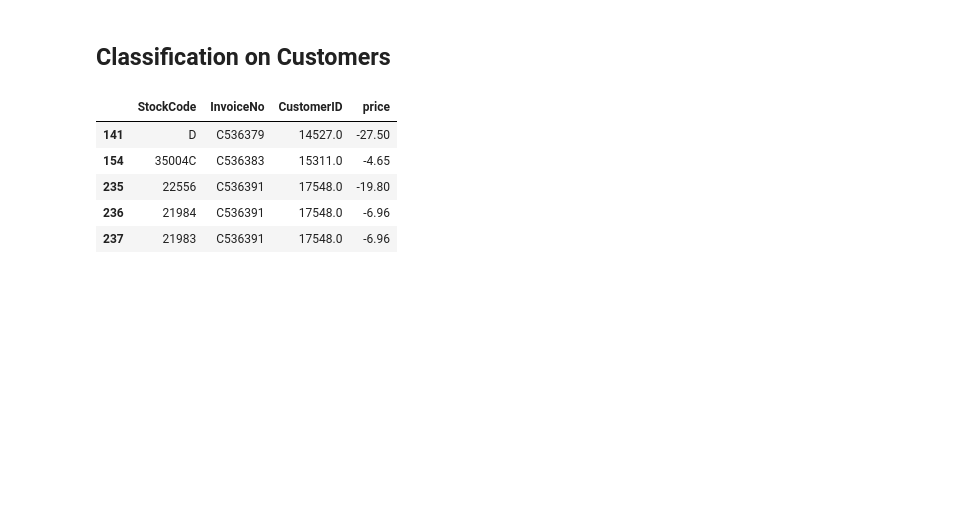
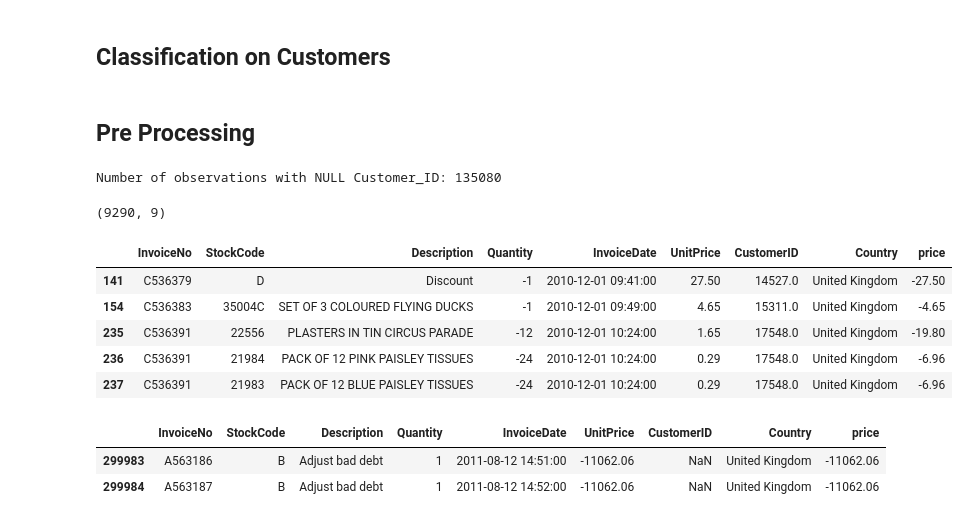
Before and after one commit to shubhjadhav/Customer-Segmentation, a Jupyter notebook: Code/customer-segmentation.ipynb, the cells around one changed output. Saved outputs shown, nothing was run; the diff lists cells and outputs as text; code cells hidden in the pictures; blank space fills up the shorter version.

Commit message:
uploading codes for pre processing

```diff
--- a/Code/customer-segmentation.ipynb
+++ b/Code/customer-segmentation.ipynb
@@ -97,13 +111,30 @@ Max Quantity by InvoiceNo: 80995
 ## Customer Categories
 # %% [markdown]
 ## Classification on Customers
+# %% [markdown]
+## Pre Processing
+# %%
+print(f"Number of observations with NULL CustomerID: {invoice_df[invoice_df.CustomerID.isnull()].shape[0]}")
+# %% [output]
+Number of observations with NULL Customer_ID: 135080
+# %%
+invoice_df.dropna(subset=['CustomerID'], inplace=True)
 # %%
-neg_invoice_df = invoice_df[invoice_df.price<0][['StockCode','InvoiceNo','CustomerID','price']]
+neg_invoice_df = invoice_df[invoice_df.price<0]
+pos_invoice_df = invoice_df[invoice_df.price<0]
+print(neg_invoice_df.shape)
 neg_invoice_df.head()
 # %% [output]
+(9290, 9)
-|  | StockCode | InvoiceNo | CustomerID | price |
-| 141 | D | C536379 | 14527.0 | -27.50 |
-| 154 | 35004C | C536383 | 15311.0 | -4.65 |
-| 235 | 22556 | C536391 | 17548.0 | -19.80 |
-| 236 | 21984 | C536391 | 17548.0 | -6.96 |
-| 237 | 21983 | C536391 | 17548.0 | -6.96 |
+|  | InvoiceNo | StockCode | Description | Quantity | InvoiceDate | UnitPrice | CustomerID | Country | price |
+| 141 | C536379 | D | Discount | -1 | 2010-12-01 09:41:00 | 27.50 | 14527.0 | United Kingdom | -27.50 |
+| 154 | C536383 | 35004C | SET OF 3 COLOURED FLYING DUCKS | -1 | 2010-12-01 09:49:00 | 4.65 | 15311.0 | United Kingdom | -4.65 |
+| 235 | C536391 | 22556 | PLASTERS IN TIN CIRCUS PARADE | -12 | 2010-12-01 10:24:00 | 1.65 | 17548.0 | United Kingdom | -19.80 |
+| 236 | C536391 | 21984 | PACK OF 12 PINK PAISLEY TISSUES | -24 | 2010-12-01 10:24:00 | 0.29 | 17548.0 | United Kingdom | -6.96 |
+| 237 | C536391 | 21983 | PACK OF 12 BLUE PAISLEY TISSUES | -24 | 2010-12-01 10:24:00 | 0.29 | 17548.0 | United Kingdom | -6.96 |
+# %%
+neg_invoice_df[neg_invoice_df.InvoiceNo.str[:1] != 'C']
+# %% [output]
+|  | InvoiceNo | StockCode | Description | Quantity | InvoiceDate | UnitPrice | CustomerID | Country | price |
+| 299983 | A563186 | B | Adjust bad debt | 1 | 2011-08-12 14:51:00 | -11062.06 | NaN | United Kingdom | -11062.06 |
+| 299984 | A563187 | B | Adjust bad debt | 1 | 2011-08-12 14:52:00 | -11062.06 | NaN | United Kingdom | -11062.06 |
```
Also changed, not shown: parts of 10 cells of this notebook.
